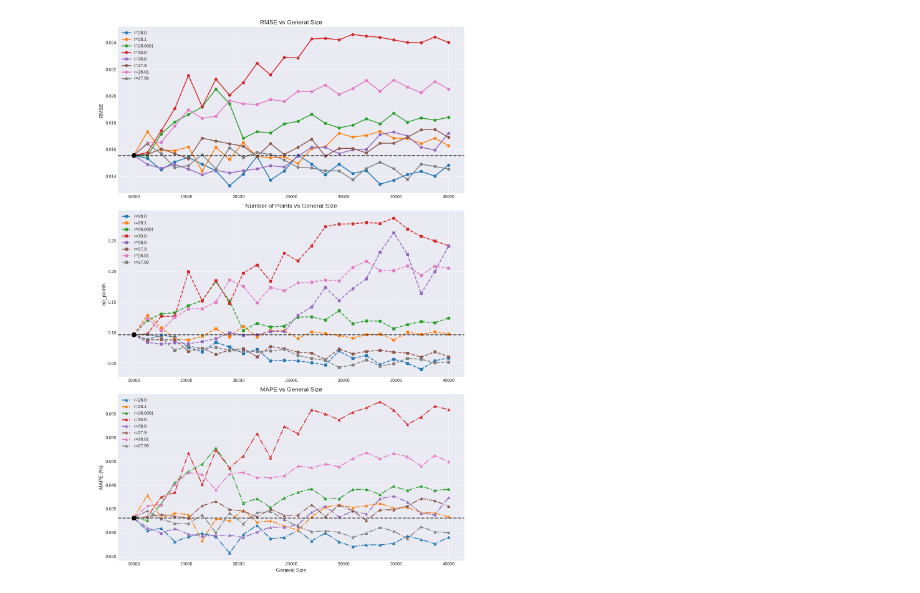
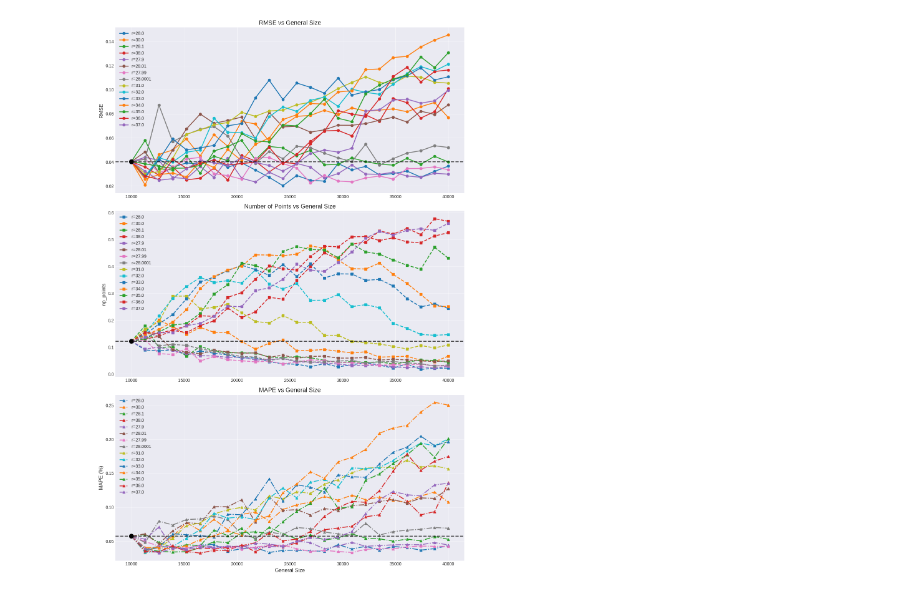
Before and after one commit to yaroslawwww/PaTHoP-assets, a Jupyter notebook: results/Daemon/daemon.ipynb, the cells around one changed output. Cells and saved outputs as stored; diff of their text form; code cells hidden in the pictures.

```diff
--- a/results/Daemon/daemon.ipynb
+++ b/results/Daemon/daemon.ipynb
@@ -5,7 +5,7 @@ import numpy as np
 
 # Загрузка данных
 df = pd.read_csv(
-    'daemons_size_experiment_apriori.txt',
+    'daemons_size_experiment_basic_dbscan_valid.txt',
     header=None,
     names=[
         'deviation',
@@ -14,6 +14,7 @@ df = pd.read_csv(
         'rmses',
         'np_points',
         'mape',
+        'avg_cl',
         'general_size'
     ]
 )
@@ -88,31 +89,31 @@ plt.grid(True, alpha=0.7)
 plt.legend()
 
 # График для MAPE
 plt.subplot(3, 1, 3)
 for d in deviations:
     subset = df_filtered[df_filtered['deviation'] == d]
     subset = subset.sort_values('general_size')
     plt.plot(
         subset['general_size'],
         subset['mape'],
         '^-.',
         linewidth=2,
         markersize=6,
         label=f'r={d+28}'
     )
 
 # Добавляем горизонтальную линию и выделяем точку для MAPE
 plt.axhline(y=reference_point['mape'], color='black', linestyle='--', linewidth=2, alpha=0.7)
 plt.plot(reference_point['general_size'], reference_point['mape'], 'ko', markersize=10)
 
 plt.title('MAPE vs General Size', fontsize=14)
 plt.xlabel('General Size', fontsize=12)
 plt.ylabel('MAPE (%)', fontsize=12)
 plt.grid(True, alpha=0.7)
 plt.legend()
 
 plt.tight_layout()
 plt.savefig('daempon_apr.png', dpi=300)
 plt.show()
 # %% [output]
-[figure, old version]
+[figure, new version]
```
Also changed, not shown: 16 other files.
